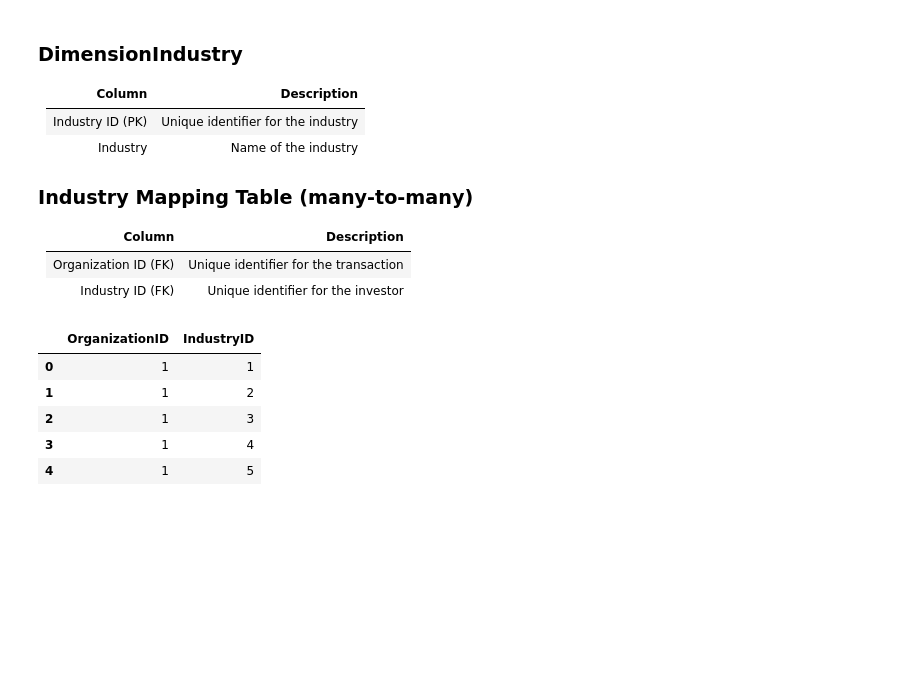
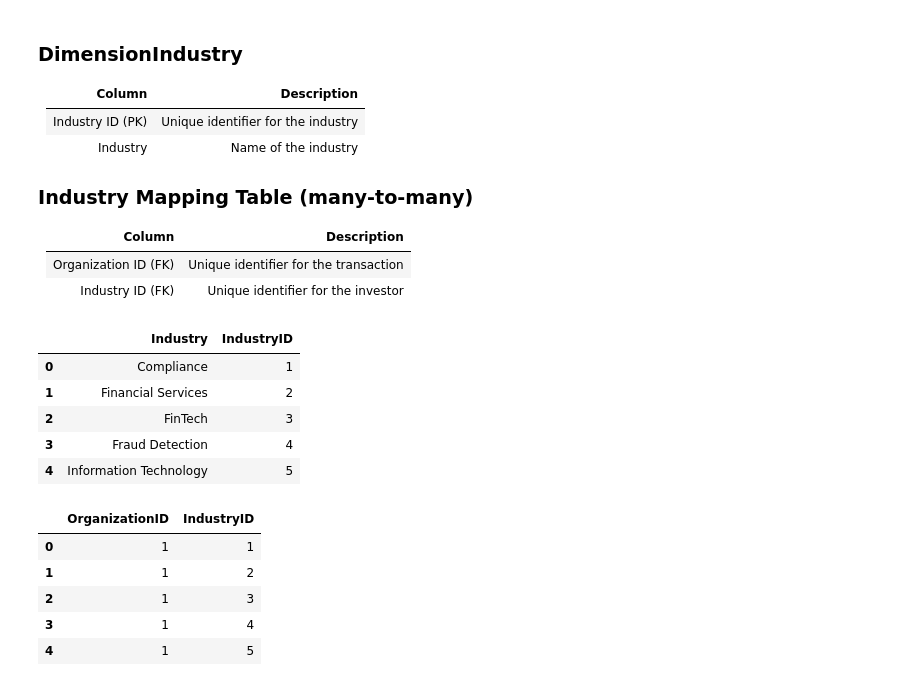
Before and after one commit to hendrik-spl/cbs-bdp-market-review-dashboard, a Jupyter notebook: eda_and_preprocessing/exploratory_data_analysis.ipynb, the cells around one changed output. Saved outputs shown, nothing was run; the diff lists cells and outputs as text; code cells hidden in the pictures; blank space fills up the shorter version.

```diff
--- a/eda-preprocessing/exploratory_data_analysis.ipynb
+++ b/eda_and_preprocessing/exploratory_data_analysis.ipynb
@@ -19,17 +13,0 @@ from utils.data_utils import get_entire_df
-# %%
-class EDA:
-    def __init__(self):
-        self.df = get_entire_df()
-
-    def print_overview(self):
-        print("\nDataset Overview:")
-        print(self.df.info())
-        print("\nSummary Statistics:")
-        print(self.df.describe())
-        print("\nMissing Values:")
-        print(self.df.isnull().sum())
-
-    def check_for_duplicates(self):
-        print("\nNumber of Duplicates:", self.df.duplicated().sum())
-
-eda = EDA()
@@ -305,6 +229,15 @@ preprocessing.investor_mapping_df.head()
 |----------------------------|------------------------------------|
 | Organization ID (FK)            | Unique identifier for the transaction |
 | Industry ID (FK)                    | Unique identifier for the investor               |
+# %%
+preprocessing.industries_df.head()
+# %% [output]
+|  | Industry | IndustryID |
+| 0 | Compliance | 1 |
+| 1 | Financial Services | 2 |
+| 2 | FinTech | 3 |
+| 3 | Fraud Detection | 4 |
+| 4 | Information Technology | 5 |
 # %%
 preprocessing.industry_mapping_df.head()
 # %% [output]
```
Also changed, not shown: parts of 7 cells of this notebook, 3 other files.
